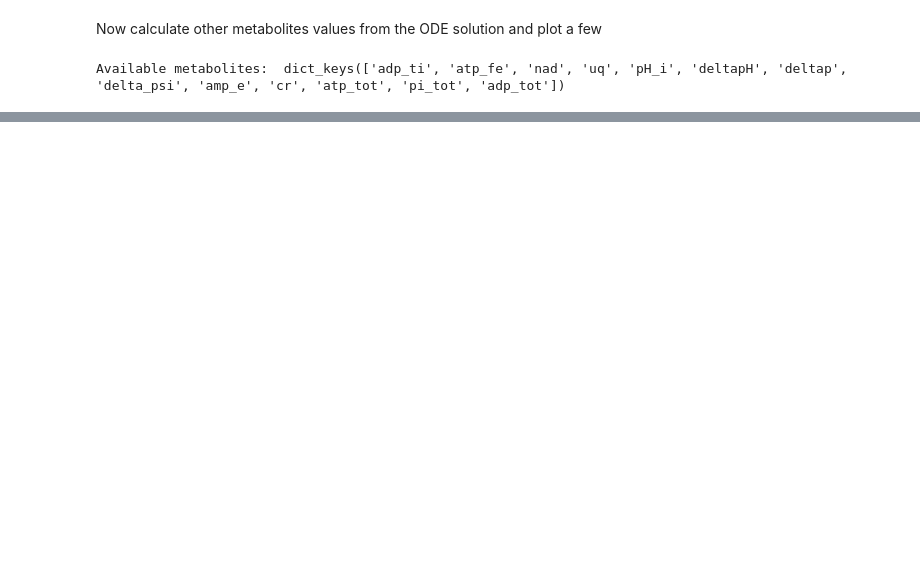
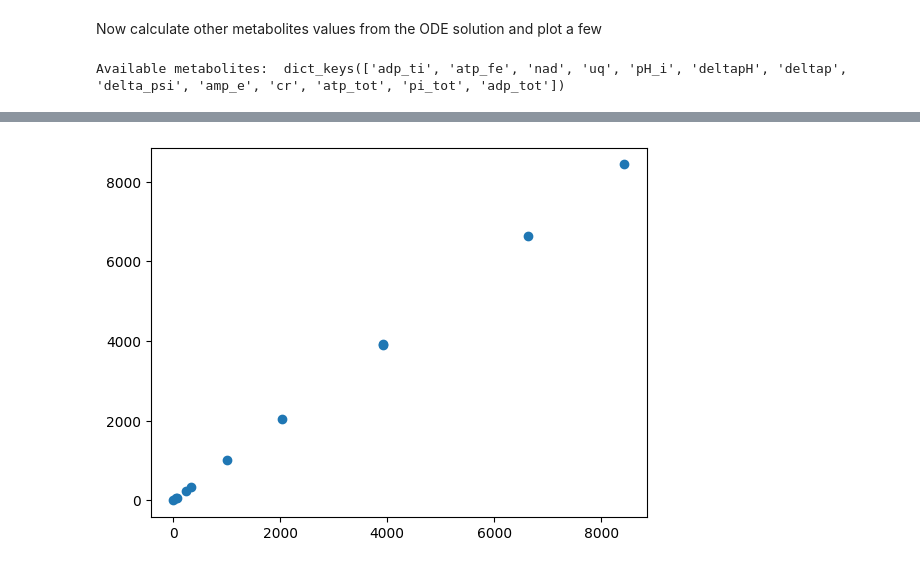
Before and after one commit to notreallyme2/pytochondrion, a Jupyter notebook: demo.ipynb, the cells around one changed output, grey strips where cells are left out. Saved outputs shown, nothing was run; the diff lists cells and outputs as text; code cells hidden in the pictures; blank space fills up the shorter version.

```diff
--- a/demo.ipynb
+++ b/demo.ipynb
@@ -64,0 +94,5 @@ plt.title(metabolite);
+# %%
+# check that the steady-state values are the same from both approaches
+plt.scatter(ode_solution['y'][:, -1], solution[-1]);
+# %% [output]
+[figure, added]
```
Also changed, not shown: parts of 12 cells of this notebook, 1 other file.
